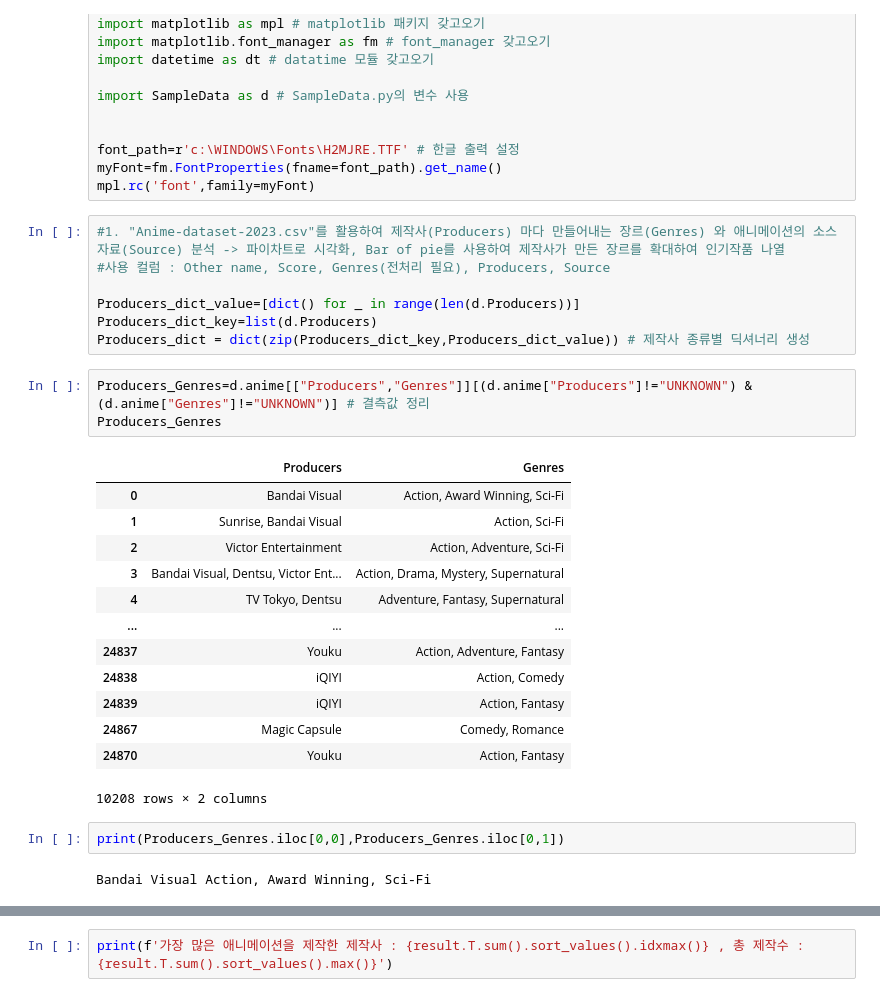
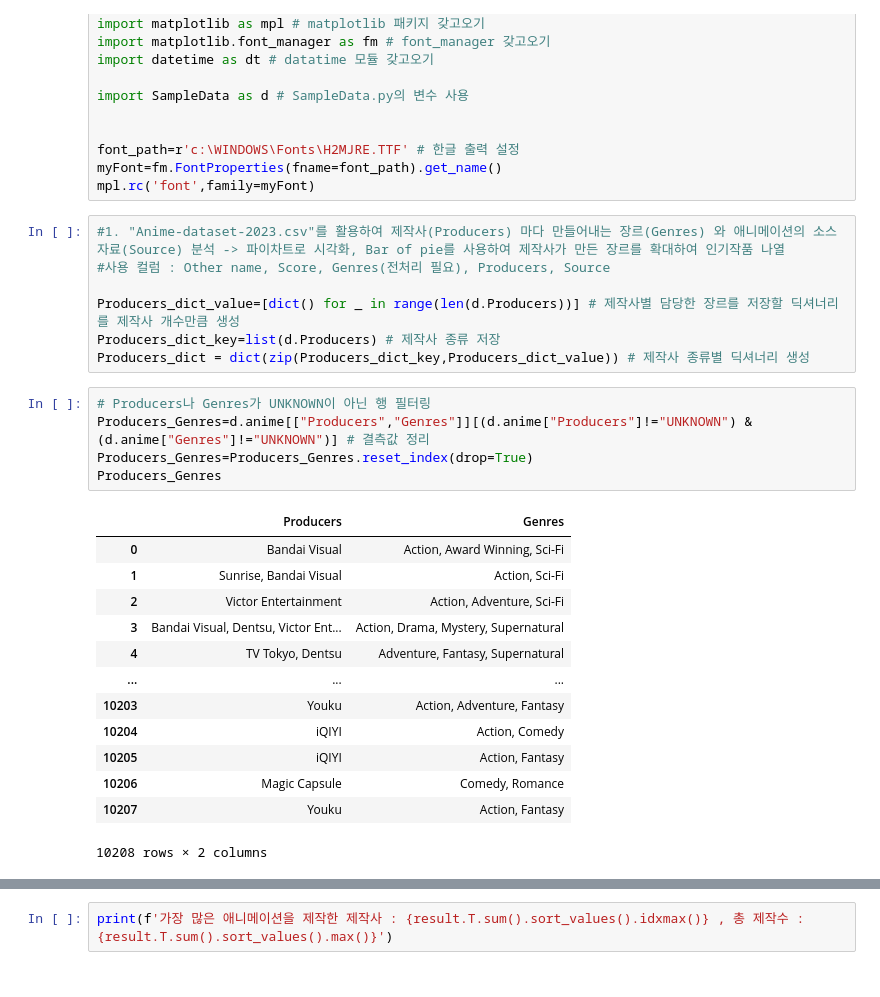
Before and after one commit to KDT-Pandas-Visualization-Project/Pandas_Matlab_Project, a Jupyter notebook: analysis(noah_1).ipynb, the cells around one changed output, grey strips where cells are left out. Cells and saved outputs as stored; diff of their text form.

```diff
--- a/analysis(noah_1).ipynb
+++ b/analysis(noah_1).ipynb
@@ -32,28 +32,26 @@ mpl.rc('font',family=myFont)
 #1. "Anime-dataset-2023.csv"를 활용하여 제작사(Producers) 마다 만들어내는 장르(Genres) 와 애니메이션의 소스 자료(Source) 분석 -> 파이차트로 시각화, Bar of pie를 사용하여 제작사가 만든 장르를 확대하여 인기작품 나열
 #사용 컬럼 : Other name, Score, Genres(전처리 필요), Producers, Source
 
-Producers_dict_value=[dict() for _ in range(len(d.Producers))]
-Producers_dict_key=list(d.Producers)
+Producers_dict_value=[dict() for _ in range(len(d.Producers))] # 제작사별 담당한 장르를 저장할 딕셔너리를 제작사 개수만큼 생성
+Producers_dict_key=list(d.Producers) # 제작사 종류 저장
 Producers_dict = dict(zip(Producers_dict_key,Producers_dict_value)) # 제작사 종류별 딕셔너리 생성
 # %%
+# Producers나 Genres가 UNKNOWN이 아닌 행 필터링
 Producers_Genres=d.anime[["Producers","Genres"]][(d.anime["Producers"]!="UNKNOWN") & (d.anime["Genres"]!="UNKNOWN")] # 결측값 정리
+Producers_Genres=Producers_Genres.reset_index(drop=True)
 Producers_Genres
 # %% [output]
 |  | Producers | Genres |
 | 0 | Bandai Visual | Action, Award Winning, Sci-Fi |
 | 1 | Sunrise, Bandai Visual | Action, Sci-Fi |
 | 2 | Victor Entertainment | Action, Adventure, Sci-Fi |
 | 3 | Bandai Visual, Dentsu, Victor Ent... | Action, Drama, Mystery, Supernatural |
 | 4 | TV Tokyo, Dentsu | Adventure, Fantasy, Supernatural |
 | ... | ... | ... |
-| 24837 | Youku | Action, Adventure, Fantasy |
-| 24838 | iQIYI | Action, Comedy |
-| 24839 | iQIYI | Action, Fantasy |
-| 24867 | Magic Capsule | Comedy, Romance |
-| 24870 | Youku | Action, Fantasy |
+| 10203 | Youku | Action, Adventure, Fantasy |
+| 10204 | iQIYI | Action, Comedy |
+| 10205 | iQIYI | Action, Fantasy |
+| 10206 | Magic Capsule | Comedy, Romance |
+| 10207 | Youku | Action, Fantasy |
 10208 rows × 2 columns
-# %%
-print(Producers_Genres.iloc[0,0],Producers_Genres.iloc[0,1])
-# %% [output]
-Bandai Visual Action, Award Winning, Sci-Fi
 # %%
```
Also changed, not shown: parts of 15 cells of this notebook, 2 other files.
